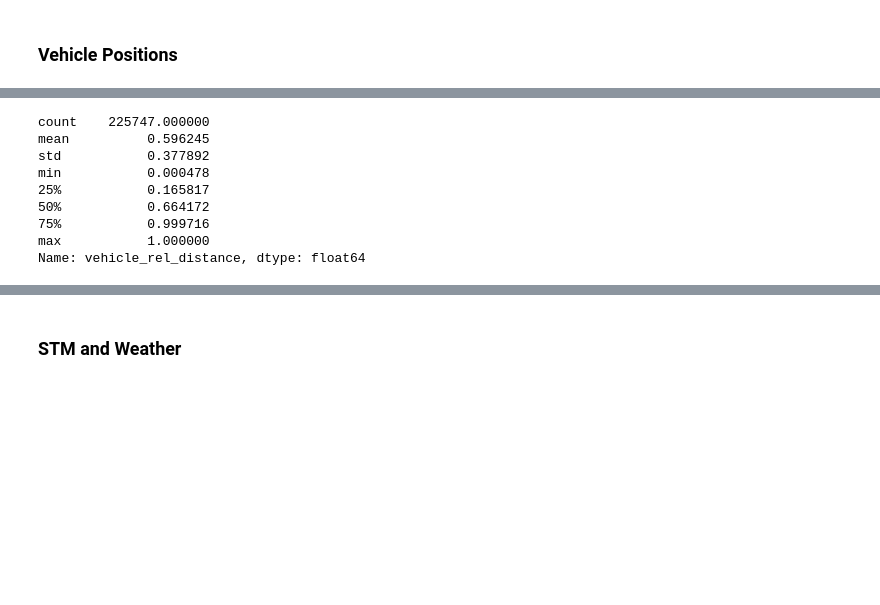
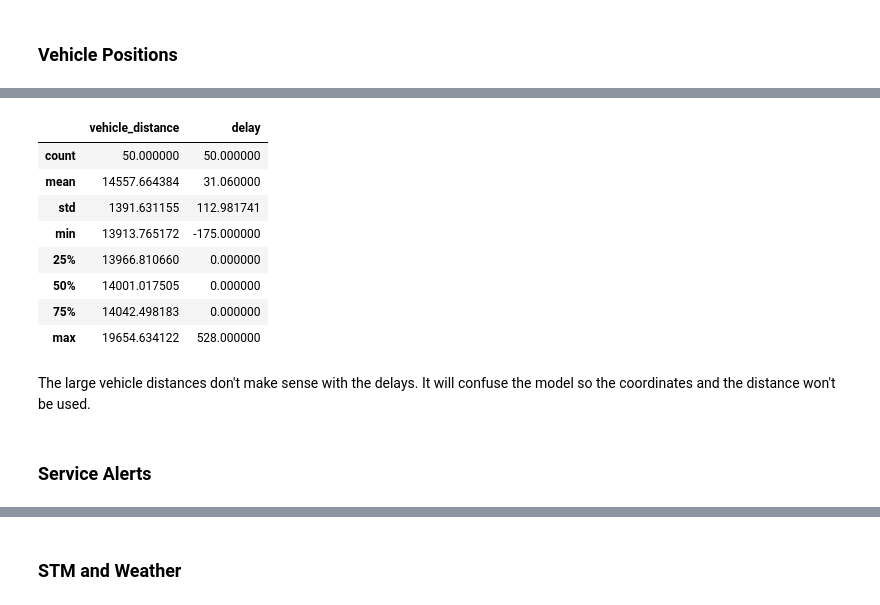
Before and after one commit to nadpierre/stm-transit-delay-prediction, a Jupyter notebook: notebooks/data_cleaning.ipynb, the cells around one changed output, grey strips where cells are left out. Cells and saved outputs as stored; diff of their text form; code cells hidden in the pictures; blank space fills up the shorter version.

Commit message:
add categories, remove vehicle position

```diff
--- a/notebooks/data_cleaning.ipynb
+++ b/notebooks/data_cleaning.ipynb
@@ -287,7 +334,7 @@ positions_df = positions_df.rename(columns={
 })
 # %%
 # Convert vehicle timestamp to datetime
-positions_df['vehicle_dt'] = pd.to_datetime(positions_df['timestamp'] * 1000, origin='unix', unit='ms', utc=True)
+positions_df['vehicle_dt'] = pd.to_datetime(positions_df['vehicle_dt'] * 1000, origin='unix', unit='ms', utc=True)
 # %%
 # Sort values
 subset = ['trip_id', 'route_id', 'start_date', 'stop_sequence']
@@ -303,4 +350,4 @@ positions_df = positions_df.drop_duplicates(subset=subset)
 # %%
-# Merge position with the rest of the STM data
-stm_df = pd.merge(left=stm_trips_df, right=positions_df, how='inner', on=['trip_id', 'route_id', 'start_date', 'stop_sequence'])
+# Merge positions
+stm_trips_positions_df = pd.merge(left=stm_trips_df, right=positions_df, how='inner', on=['trip_id', 'route_id', 'start_date', 'stop_sequence'])
 # %%
@@ -318,6 +364,9 @@ Index(['current_time_x', 'trip_id', 'route_id', 'start_date', 'stop_id',
       dtype='object')
+# %%
+# Drop current timestamps and start_date
+stm_trips_positions_df = stm_trips_positions_df.drop(['current_time_x', 'current_time_y', 'start_date'], axis=1)
 # %%
-# Calculate distance between the vehicle and the previous stop
-stm_df['vehicle_distance'] = stm_df.apply(
-  	lambda row: haversine((row['prev_lat'], row['prev_lon']), (row['vehicle_lat'], row['vehicle_lon']), unit=Unit.METERS),
+# Calculate distance between the vehicle and the current stop
+stm_trips_positions_df['vehicle_distance'] = stm_trips_positions_df.apply(
+  	lambda row: haversine((row['vehicle_lat'], row['vehicle_lon']), (row['stop_lat'], row['stop_lon']), unit=Unit.METERS),
   	axis=1)
@@ -397,2 +385,17 @@ stm_df.loc[above_one_mask & (stopped_mask == False), 'vehicle_rel_distance'] = 0
+# %%
+# Get rows with largest distance
+stm_trips_positions_df.nlargest(n=50, columns='vehicle_distance')[['vehicle_distance', 'delay']].describe()
+# %% [output]
+|  | vehicle_distance | delay |
+| count | 50.000000 | 50.000000 |
+| mean | 14557.664384 | 31.060000 |
+| std | 1391.631155 | 112.981741 |
+| min | 13913.765172 | -175.000000 |
+| 25% | 13966.810660 | 0.000000 |
+| 50% | 14001.017505 | 0.000000 |
+| 75% | 14042.498183 | 0.000000 |
+| max | 19654.634122 | 528.000000 |
+# %% [markdown]
+The large vehicle distances don't make sense with the delays. It will confuse the model so the coordinates and the distance won't be used.
 # %%
 # Replace the vehicle speed to 0 if the vehicle is stopped
@@ -400,13 +402,0 @@ stm_df.loc[stopped_mask, 'vehicle_speed'] = 0
-# %%
-# Get new distribution of relative distance
-stm_df['vehicle_rel_distance'].describe()
-# %% [output]
-count    225747.000000
-mean          0.596245
-std           0.377892
-min           0.000478
-25%           0.165817
-50%           0.664172
-75%           0.999716
-max           1.000000
-Name: vehicle_rel_distance, dtype: float64
@@ -412,0 +406,2 @@ Name: vehicle_rel_distance, dtype: float64
+# %% [markdown]
+### Service Alerts
```
Also changed, not shown: parts of 77 cells of this notebook, 2 other files.
